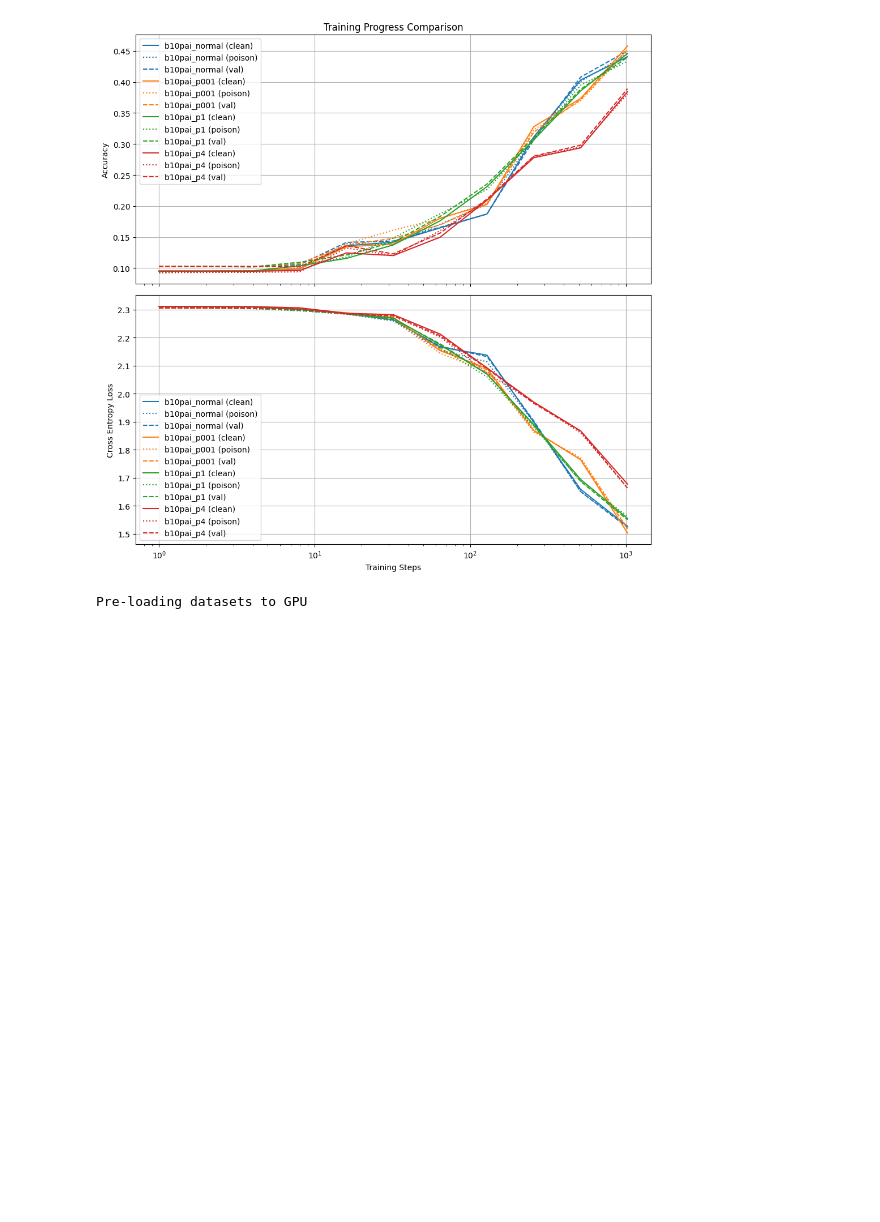
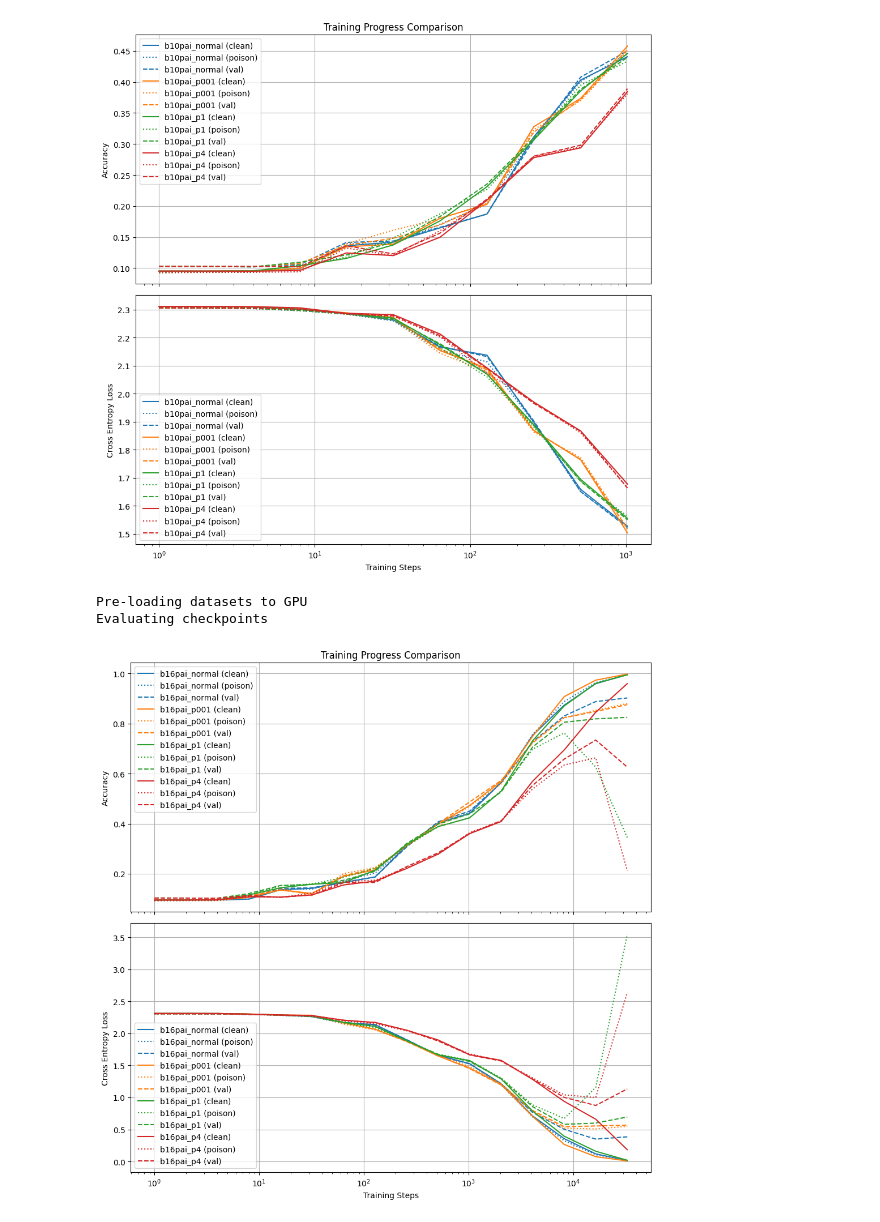
Before and after one commit to EleutherAI/basin-volume, a Jupyter notebook: notebooks/image.ipynb, the cells around one changed output. Cells and saved outputs as stored; diff of their text form; code cells hidden in the pictures; blank space fills up the shorter version.

```diff
--- a/notebooks/image.ipynb
+++ b/notebooks/image.ipynb
@@ -18,9 +18,9 @@ from safetensors.torch import load_file
 # %% [markdown]
 # cifar10 test
 # %%
-RUNS_DIR = "/mnt/ssd-1/adam/basin-volume"
+RUNS_DIR = "/mnt/ssd-1/adam/basin-volume/runs"
 # %%
-def evaluate_checkpoints(*model_paths, seed=42, size=512):
+def evaluate_checkpoints(*model_paths, seed=42, size=512, batch_size=512):
     """
     Evaluate model checkpoints and plot training progress.
 
@@ -56,9 +56,9 @@ def evaluate_checkpoints(*model_paths, seed=42, size=512):
     poison_ds.set_format(type="torch")
     val_ds.set_format(type="torch")
 
-    clean_loader = DataLoader(clean_ds, batch_size=5120, num_workers=4, pin_memory=True)
-    poison_loader = DataLoader(poison_ds, batch_size=5120, num_workers=4, pin_memory=True)
-    val_loader = DataLoader(val_ds, batch_size=5120, num_workers=4, pin_memory=True)
+    clean_loader = DataLoader(clean_ds, batch_size=batch_size, num_workers=4, pin_memory=True)
+    poison_loader = DataLoader(poison_ds, batch_size=batch_size, num_workers=4, pin_memory=True)
+    val_loader = DataLoader(val_ds, batch_size=batch_size, num_workers=4, pin_memory=True)
 
     print("Pre-loading datasets to GPU")
     # Pre-load datasets to GPU
@@ -301,12 +301,15 @@ plot_training_results(metrics10)
 # %% [output]
 [figure]
 # %%
-metrics16 = evaluate_checkpoints("runs/b16pai_normal",
-                                "runs/b16pai_p001",
-                                "runs/b16pai_p1",
-                                "runs/b16pai_p4",
-                                size=5120)
+metrics16 = evaluate_checkpoints("b16pai_normal",
+                                "b16pai_p001",
+                                "b16pai_p1",
+                                "b16pai_p4",
+                                size=5120,
+                                batch_size=512)
 
 plot_training_results(metrics16)
 # %% [output]
 Pre-loading datasets to GPU
+Evaluating checkpoints
+[figure, added]
```
